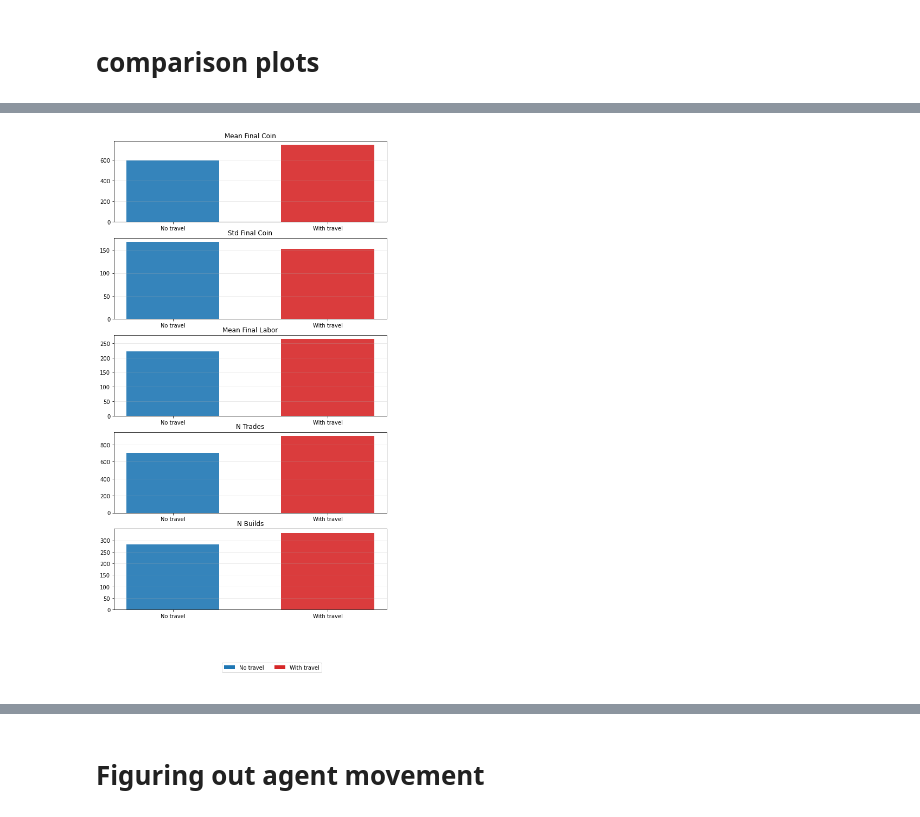
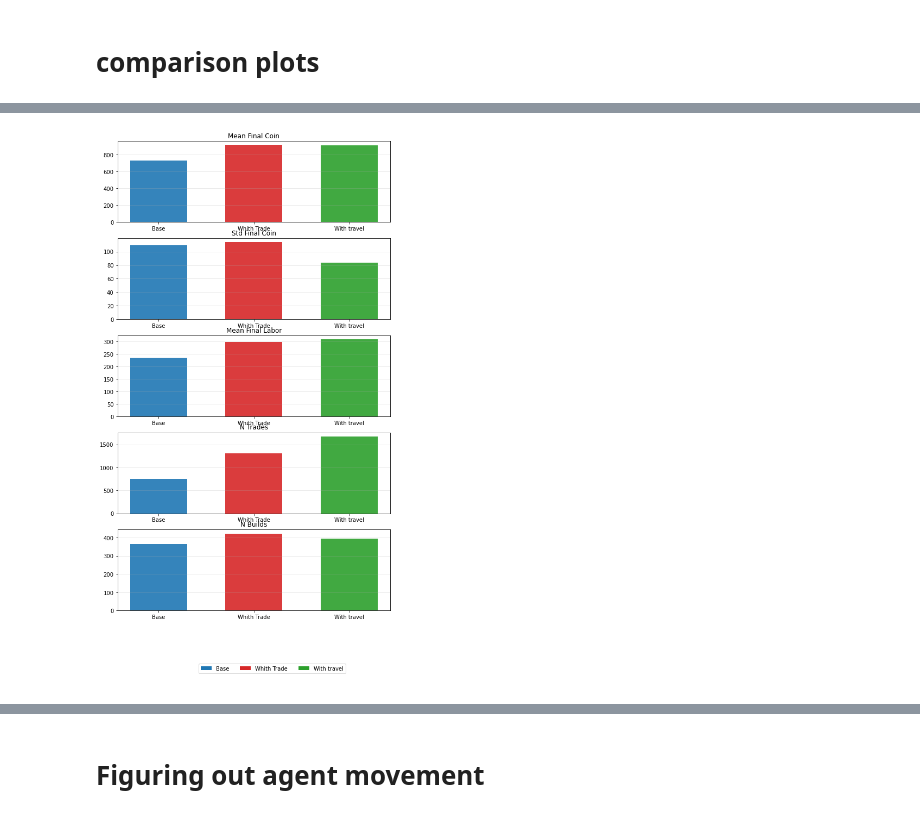
Before and after one commit to DragonsAreFuckingCool/DRL-in-international-economy-ai-economist-, a Jupyter notebook: tutorials/tax_annealing_simulation.ipynb, the cells around one changed output, grey strips where cells are left out. Drawn from its saved outputs; the diff is of its cells as text; code cells hidden in the pictures.

```diff
--- a/tutorials/tax_annealing_simulation.ipynb
+++ b/tutorials/tax_annealing_simulation.ipynb
@@ -537,21 +398,18 @@ df_inv.sort_values(["tax_day_number", "agent"]).reset_index(drop=True)
 # %%
 import os
-from pathlib import Path
 
-BASE_RESULTS_DIR_CANDIDATES = [
-    Path("results"),
-    Path("tutorials") / "results",
-]
-BASE_RESULTS_DIR = next(p for p in BASE_RESULTS_DIR_CANDIDATES if p.exists())
+BASE_RESULTS_DIR = "results"
 
 selected_folders = [
-    "travel-off__regionaltrade-on__layout-stacked_51x25_symetric_original__Original_20260423_175414",
-    # "travel-off__regionaltrade-off__layout-stacked_51x25_symetric_original__original_baseline_20260412_222109",
-    "travel-on__regionaltrade-off__layout-stacked_51x25_symetric_original__Original_with_travel_20260413_172725",
+    "travel-off__regionaltrade-on__layout-stacked_51x25_symetric_original__rerun original_20260430_212028", #base
+
+    "travel-off__regionaltrade-off__layout-stacked_51x25_symetric_original__with_trade_20260501_163728",
+
+    "travel-on__regionaltrade-off__layout-stacked_51x25_symetric_original__with_travel_20260502_225247",
 ]
 
 run_dirs = [
-    BASE_RESULTS_DIR / d
+    os.path.join(BASE_RESULTS_DIR, d)
     for d in selected_folders
 ]
 
@@ -559,4 +417,11 @@ run_dirs = [
 # for i, folder in enumerate(all_folders):
 #     print(f"{i}: {folder}")
 
-run_dirs
+# selected_idx = [0, 1, 2]
+
+# run_dirs_idx = [
+#     os.path.join(BASE_RESULTS_DIR, all_folders[i])
+#     for i in selected_idx
+# ]
+
+# print(run_dirs)
@@ -643,7 +539,7 @@ fig_single, out_single = plotting.compare_summary_bars(
         "n_trades",
         "n_builds",
     ],
-    short_labels=["No travel", "With travel"],
+    short_labels=["Base", "Whith Trade", "With travel"],
     show_legend=True,
     errorbar=None,
 )
@@ -657,4 +554,4 @@ out_single
-[figure, old version]
+[figure, new version]
 # %%
 fig_avg, out_avg = plotting.compare_summary_bars(
     runs,
```
Also changed, not shown: parts of 102 cells of this notebook, 4 other files.
